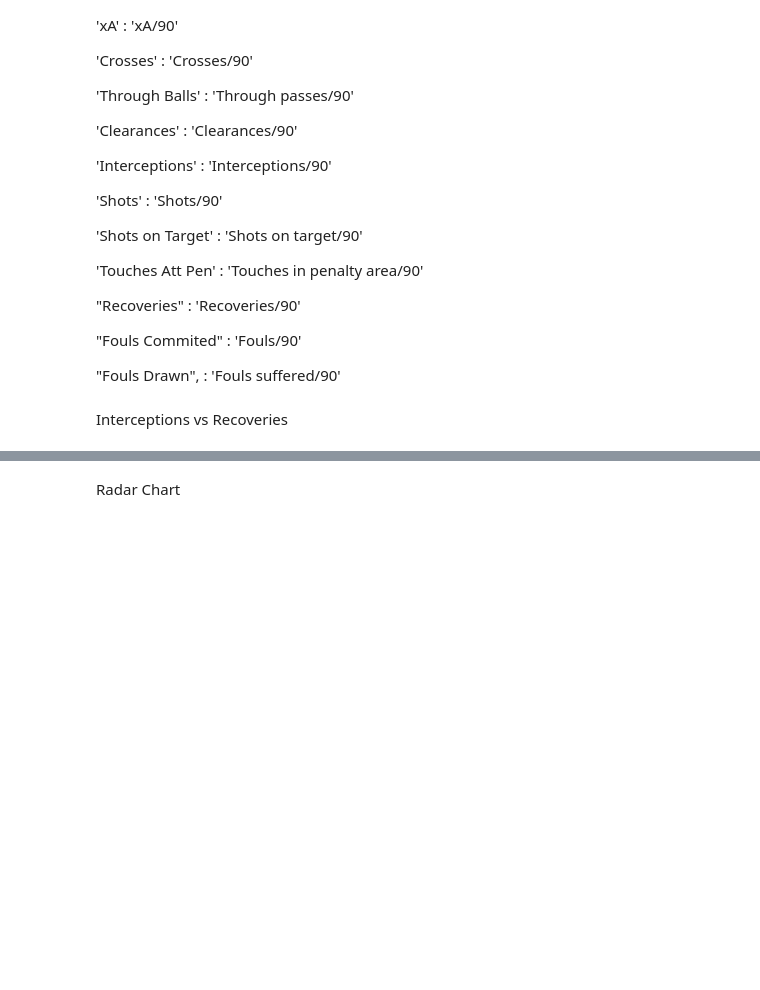
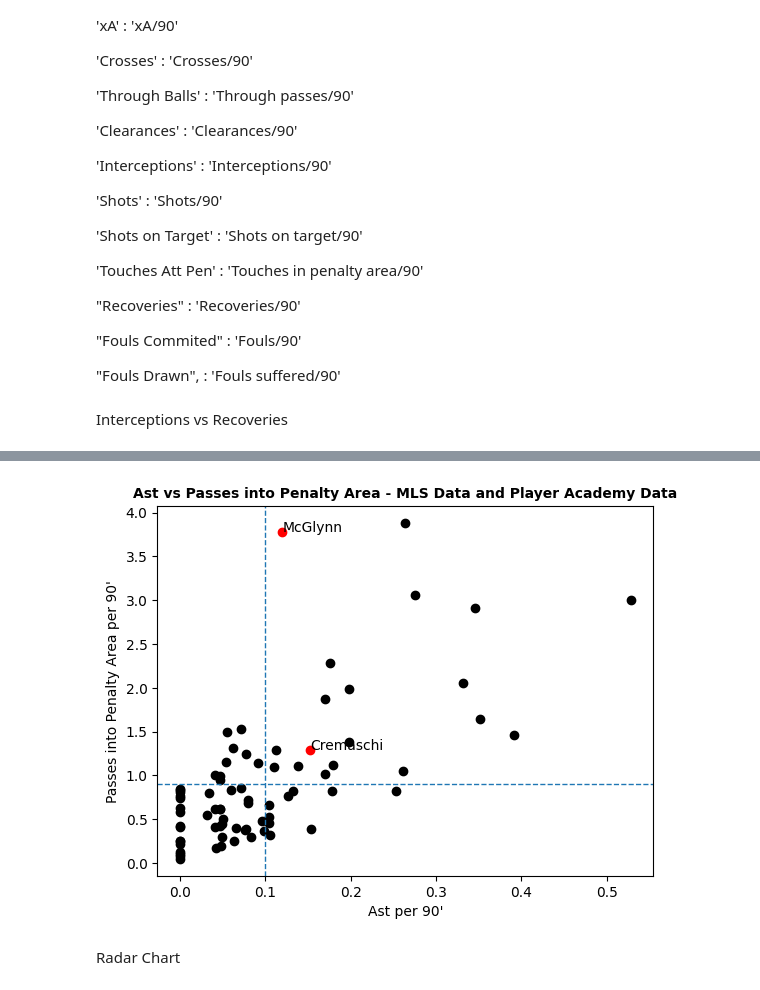
Before and after one commit to Tommy-Las/FootballAnalytics-FinalProject, a Jupyter notebook: player_stats.ipynb, the cells around one changed output, grey strips where cells are left out. Saved outputs shown, nothing was run; the diff lists cells and outputs as text; code cells hidden in the pictures; blank space fills up the shorter version.

```diff
--- a/player_stats.ipynb
+++ b/player_stats.ipynb
@@ -1025,3 +1025,7 @@ scatter_mls_vs_aca(midfielders_df, cremaschi_teams_df, "Inter Miami II", mcglynn
+# %%
+scatter_mls_vs_aca(midfielders_df, cremaschi_teams_df, "Inter Miami II", mcglynn_teams_df, "Philadelphia Union II", "Ast", "Passes into Penalty Area", "Assists/90", "Passes to penalty area/90")
+# %% [output]
+[figure, added]
 # %% [markdown]
 Radar Chart
 # %%
```
Also changed, not shown: parts of 9 cells of this notebook.
